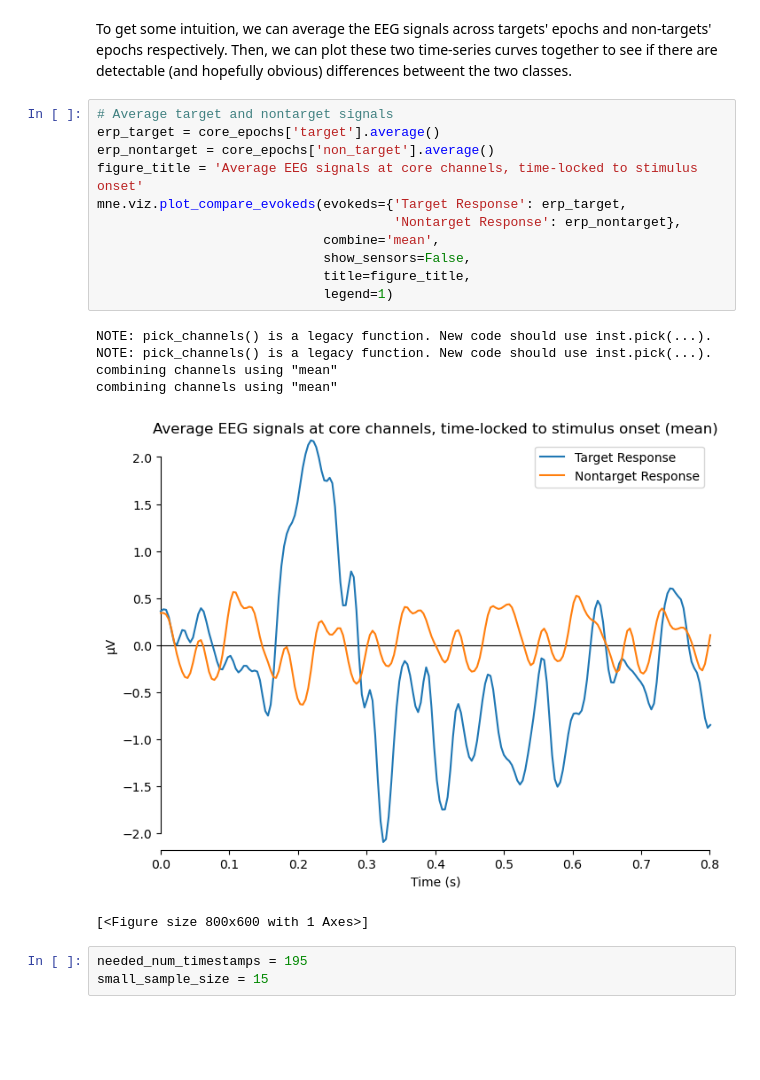
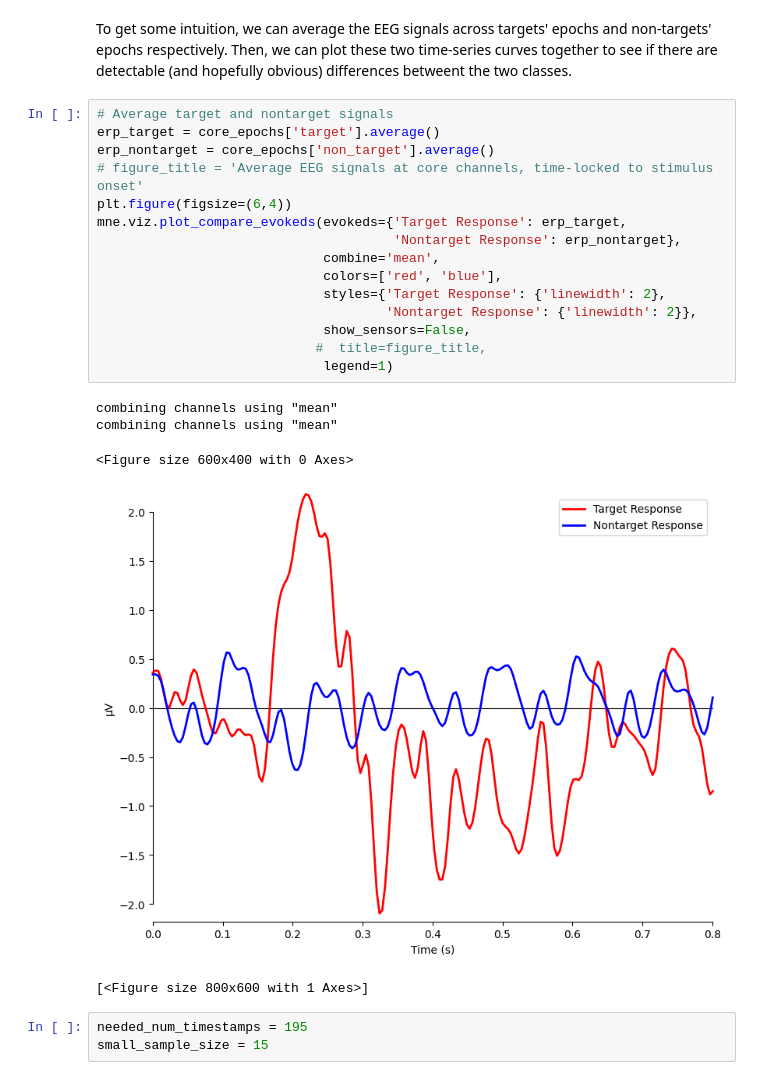
Before and after one commit to zs144/P300-BCI, a Jupyter notebook: Task4/toy_classifier/draft.ipynb, the cells around one changed output. Saved outputs shown, nothing was run; the diff lists cells and outputs as text; blank space fills up the shorter version.

Commit message:
Update waves visualization

```diff
--- a/Task4/toy_classifier/draft.ipynb
+++ b/Task4/toy_classifier/draft.ipynb
@@ -145,21 +150,24 @@ To get some intuition, we can average the EEG signals across targets' epochs and
 # %%
 # Average target and nontarget signals
 erp_target = core_epochs['target'].average()
 erp_nontarget = core_epochs['non_target'].average()
-figure_title = 'Average EEG signals at core channels, time-locked to stimulus onset'
+# figure_title = 'Average EEG signals at core channels, time-locked to stimulus onset'
+plt.figure(figsize=(6,4))
 mne.viz.plot_compare_evokeds(evokeds={'Target Response': erp_target,
                                       'Nontarget Response': erp_nontarget},
                              combine='mean',
+                             colors=['red', 'blue'],
+                             styles={'Target Response': {'linewidth': 2},
+                                     'Nontarget Response': {'linewidth': 2}},
                              show_sensors=False,
-                             title=figure_title,
+                            #  title=figure_title,
                              legend=1)
 # %% [output]
-NOTE: pick_channels() is a legacy function. New code should use inst.pick(...).
-NOTE: pick_channels() is a legacy function. New code should use inst.pick(...).
 combining channels using "mean"
 combining channels using "mean"
+<Figure size 600x400 with 0 Axes>
-[figure, old version]
+[figure, new version]
-[<Figure size 800x600 with 1 Axes>]
+[<Figure size 800x600 with 1 Axes>]
 # %%
 needed_num_timestamps = 195
 small_sample_size = 15
```
Also changed, not shown: parts of 3 cells of this notebook.
